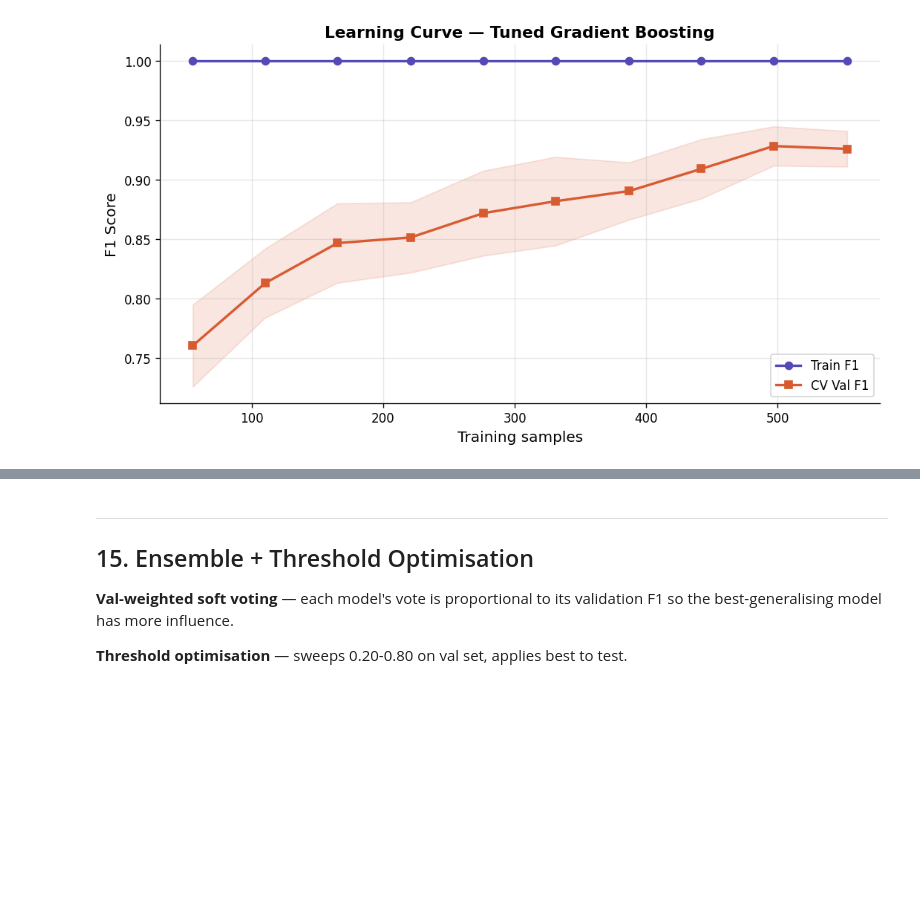
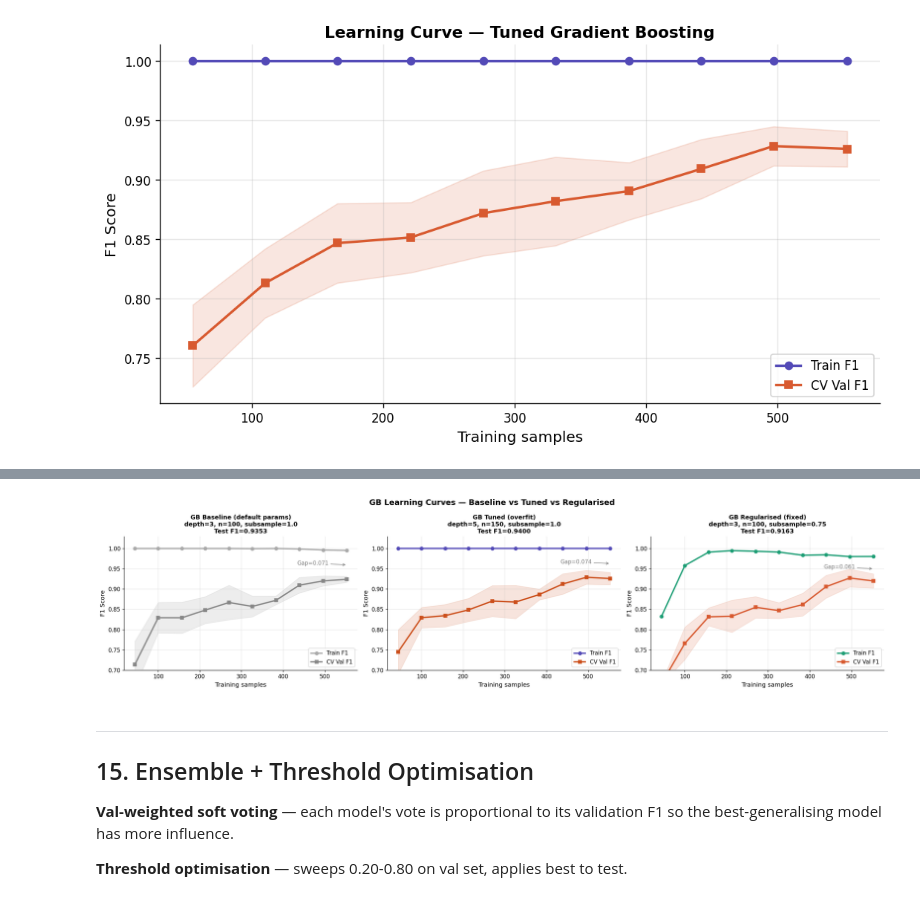
Before and after one commit to Fayyaziii332/pedestrian_intent_prediction_ML_Project, a Jupyter notebook: Pedestrian_Intent_ML.ipynb, the cells around one changed output, grey strips where cells are left out. Cells and saved outputs as stored; diff of their text form; code cells hidden in the pictures; blank space fills up the shorter version.

```diff
--- a/Pedestrian_Intent_ML.ipynb
+++ b/Pedestrian_Intent_ML.ipynb
@@ -1463,3 +1624,65 @@ plt.show()
+# %%
+# Compare all three: Baseline vs Tuned vs Regularised
+from sklearn.model_selection import learning_curve, StratifiedKFold
+from sklearn.ensemble import GradientBoostingClassifier
+import matplotlib.pyplot as plt
+import numpy as np
+
+kf = StratifiedKFold(5, shuffle=True, random_state=42)
+
+configs = [
+    (GradientBoostingClassifier(random_state=42),
+     'GB Baseline (default params)\ndepth=3, n=100, subsample=1.0',
+     '#aaaaaa', '#888888'),
+
+    (GradientBoostingClassifier(
+        n_estimators=150, learning_rate=0.12, max_depth=5,
+        subsample=1.0, min_samples_leaf=10, random_state=42),
+     'GB Tuned (overfit)\ndepth=5, n=150, subsample=1.0',
+     '#534AB7', '#CC4F1B'),
+
+    (GradientBoostingClassifier(
+        n_estimators=100, learning_rate=0.10, max_depth=3,
+        subsample=0.75, min_samples_leaf=20,
+        min_samples_split=30, max_features='sqrt', random_state=42),
+     'GB Regularised (fixed)\ndepth=3, n=100, subsample=0.75',
+     '#1D9E75', '#D85A30'),
+]
+
+fig, axes = plt.subplots(1, 3, figsize=(20, 5))
+
+for ax, (model, title, c_tr, c_cv) in zip(axes, configs):
+    model.fit(Xe_train, ye_train)
+    sz, tr_sc, cv_sc = learning_curve(
+        model, Xe_train, ye_train,
+        cv=kf, scoring='f1', n_jobs=-1,
+        train_sizes=np.linspace(0.08, 1.0, 10))
+    tr_m = tr_sc.mean(1); cv_m = cv_sc.mean(1)
+    ax.plot(sz, tr_m, 'o-', color=c_tr, lw=2.5, label='Train F1')
+    ax.plot(sz, cv_m, 's-', color=c_cv, lw=2.5, label='CV Val F1')
+    ax.fill_between(sz, cv_m-cv_sc.std(1), cv_m+cv_sc.std(1),
+                    alpha=0.15, color=c_cv)
+    gap = tr_m[-1] - cv_m[-1]
+    ax.annotate(f'Gap={gap:.3f}',
+                xy=(sz[-1], (tr_m[-1]+cv_m[-1])/2),
+                xytext=(-90, 0), textcoords='offset points',
+                fontsize=10, color='gray',
+                arrowprops=dict(arrowstyle='->', color='gray'))
+    te_f1 = f1_score(ye_test, model.predict(Xe_test))
+    ax.set_ylim(0.70, 1.03)
+    ax.set_title(f'{title}\nTest F1={te_f1:.4f}', fontsize=11, fontweight='bold')
+    ax.set_xlabel('Training samples', fontsize=11)
+    ax.set_ylabel('F1 Score', fontsize=11)
+    ax.legend(fontsize=10); ax.grid(True, alpha=0.3)
+
+plt.suptitle('GB Learning Curves — Baseline vs Tuned vs Regularised',
+             fontsize=14, fontweight='bold')
+plt.tight_layout()
+plt.savefig(OUT_DIR / '14c_gb_three_way_comparison.png',
+            dpi=150, bbox_inches='tight')
+plt.show()
+# %% [output]
+[figure, added]
 # %% [markdown]
 ---
 ## 15. Ensemble + Threshold Optimisation
```
Also changed, not shown: parts of 22 cells of this notebook, 1 other file.
